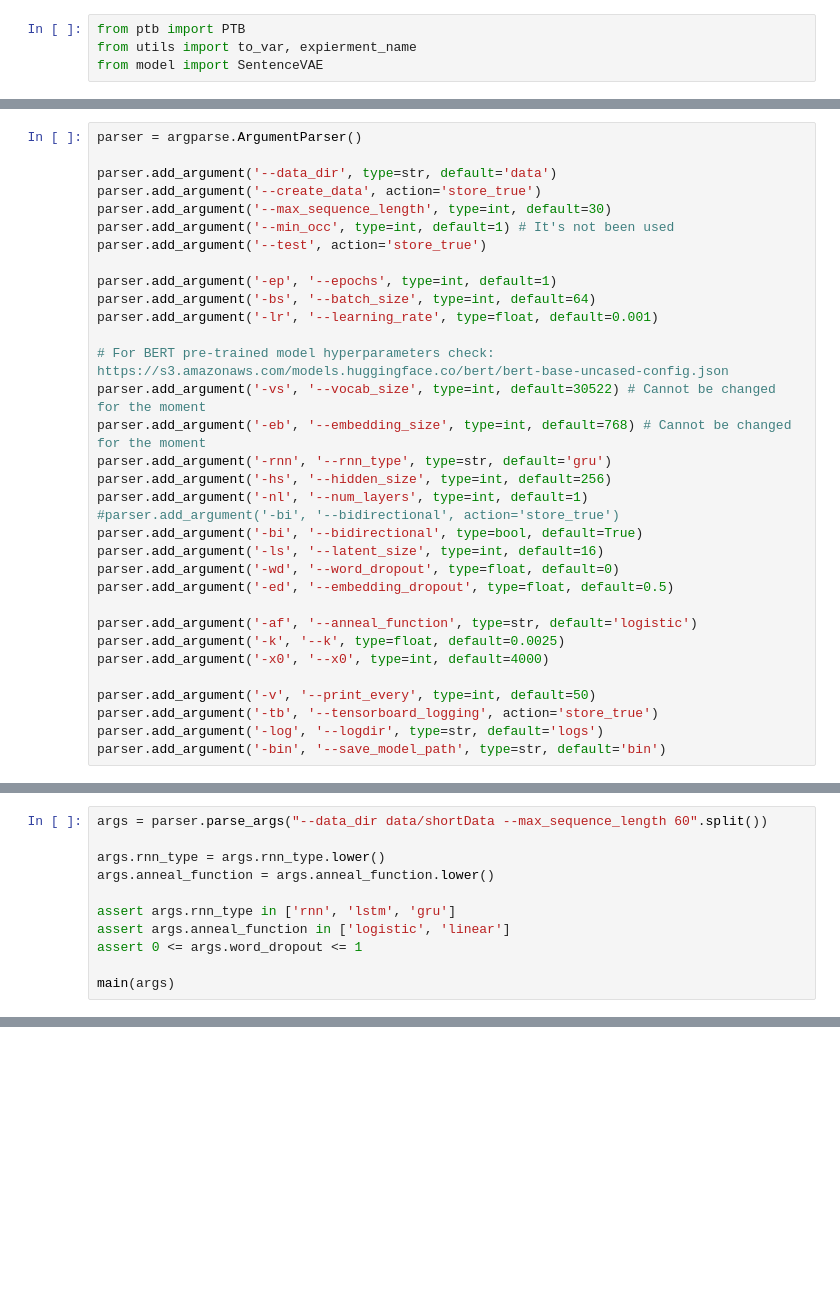
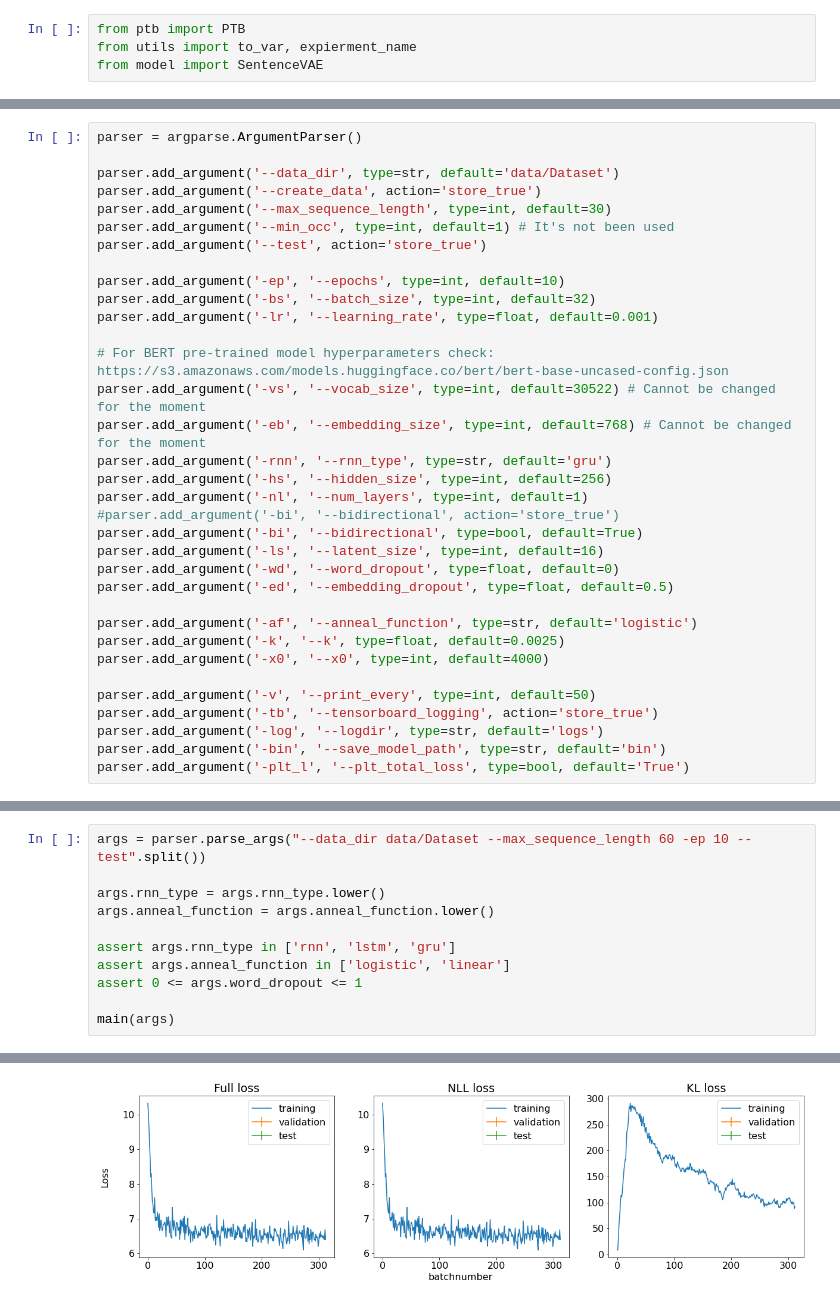
Before and after one commit to carinhopm/corti_text-based_anomaly_detection, a Jupyter notebook: train_colab.ipynb, the cells around one changed output, grey strips where cells are left out. Drawn from its saved outputs; the diff is of its cells as text; blank space fills up the shorter version.

```diff
--- a/train_colab.ipynb
+++ b/train_colab.ipynb
@@ -260,14 +484,14 @@ def main(args):
 # %%
 parser = argparse.ArgumentParser()
 
-parser.add_argument('--data_dir', type=str, default='data')
+parser.add_argument('--data_dir', type=str, default='data/Dataset')
 parser.add_argument('--create_data', action='store_true')
 parser.add_argument('--max_sequence_length', type=int, default=30)
 parser.add_argument('--min_occ', type=int, default=1) # It's not been used
 parser.add_argument('--test', action='store_true')
 
-parser.add_argument('-ep', '--epochs', type=int, default=1)
-parser.add_argument('-bs', '--batch_size', type=int, default=64)
+parser.add_argument('-ep', '--epochs', type=int, default=10)
+parser.add_argument('-bs', '--batch_size', type=int, default=32)
 parser.add_argument('-lr', '--learning_rate', type=float, default=0.001)
 
 # For BERT pre-trained model hyperparameters check: https://s3.amazonaws.com/models.huggingface.co/bert/bert-base-uncased-config.json
@@ -290,3 +514,4 @@ parser.add_argument('-v', '--print_every', type=int, default=50)
 parser.add_argument('-tb', '--tensorboard_logging', action='store_true')
 parser.add_argument('-log', '--logdir', type=str, default='logs')
 parser.add_argument('-bin', '--save_model_path', type=str, default='bin')
+parser.add_argument('-plt_l', '--plt_total_loss', type=bool, default='True')
@@ -295,5 +522,5 @@ parser.add_argument('-bin', '--save_model_path', type=str, default='bin')
 # %%
-args = parser.parse_args("--data_dir data/shortData --max_sequence_length 60".split())
+args = parser.parse_args("--data_dir data/Dataset --max_sequence_length 60 -ep 10 --test".split())
 
 args.rnn_type = args.rnn_type.lower()
 args.anneal_function = args.anneal_function.lower()
@@ -303,3 +530,4 @@ assert args.anneal_function in ['logistic', 'linear']
 assert 0 <= args.word_dropout <= 1
 
 main(args)
+# %% [output]
@@ -305,0 +551 @@ main(args)
+[figure, added]
```
Also changed, not shown: parts of 11 cells of this notebook.
